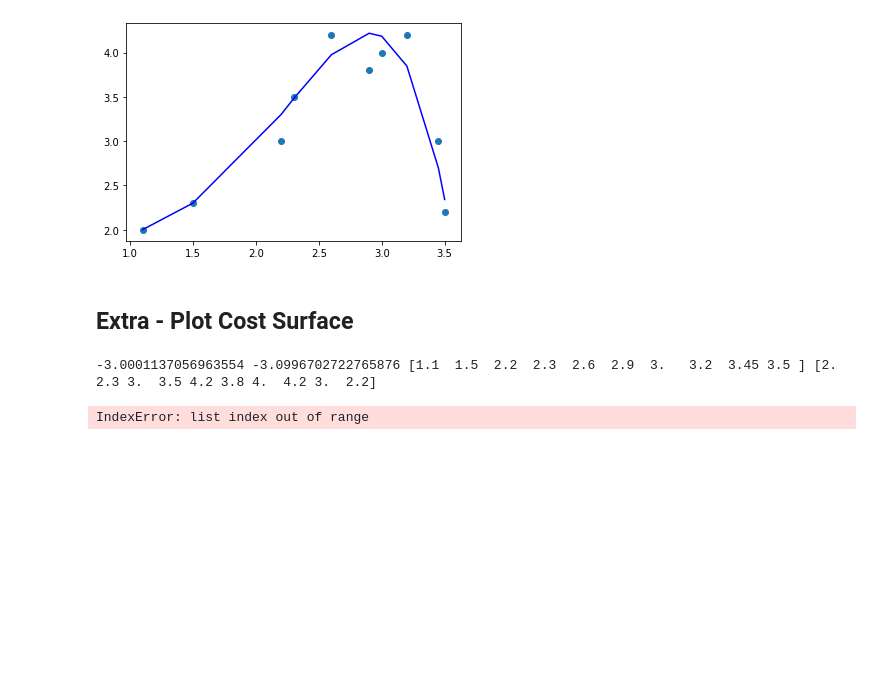
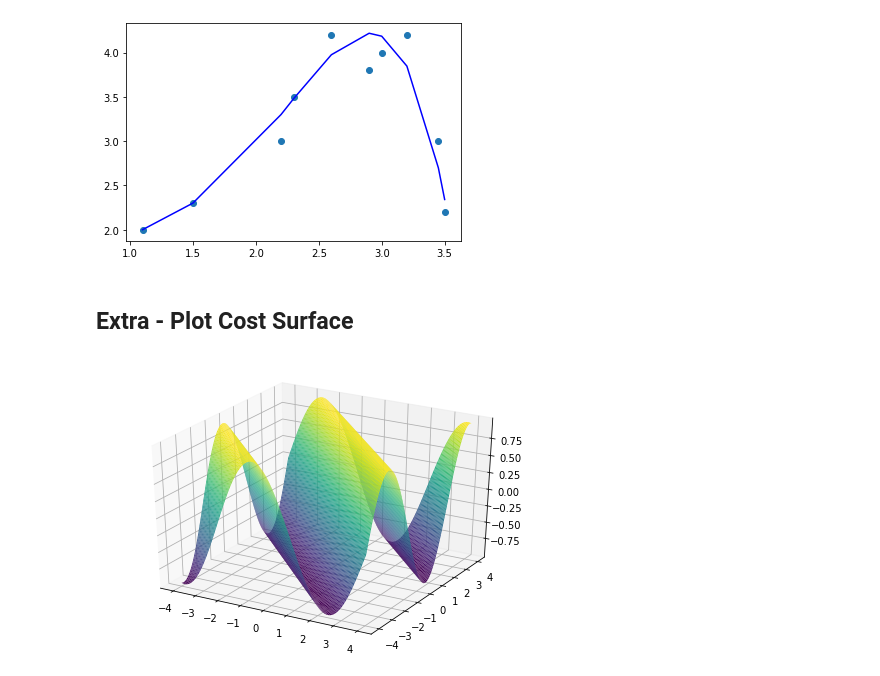
Before and after one commit to Treadder/MachineLearningHomework, a Jupyter notebook: Homework/Regression Fill In/Regression_Ex-Fill_in.ipynb, the cells around one changed output. Saved outputs shown, nothing was run; the diff lists cells and outputs as text; code cells hidden in the pictures; blank space fills up the shorter version.

```diff
--- a/Homework/Regression Fill In/Regression_Ex-Fill_in.ipynb
+++ b/Homework/Regression Fill In/Regression_Ex-Fill_in.ipynb
@@ -234,43 +234,76 @@ plt.plot(xVals, yGuess, "b")
 # %%
 # import our stuff. I know I only need one of these. It's helpful to see 'em.
 from mpl_toolkits import mplot3d
 import numpy as np
 import matplotlib.pyplot as plt
+df = pd.read_csv("fake-data.txt")
+
+def line_model(x,theta):
+    m = theta[0]
+    b = theta[1]
+    y = m*x + b
+    return y
+
+def cost_function(theta,args):
+    xs = args[0]
+    ys = args[1]
+    m2 = theta[0] # I think this wasn't scoped properly, so I declared it.
+    b = theta[1] # I think this wasn't scoped properly, so I declared it.
+    print(m2,b,xs,ys)
+    cost = 0
+    for n in range(len(xs)):
+        cost += np.abs(line_model(xs[n],theta)-ys[n])
+    return cost
 
 #DEFINE OUR "m", "b", and "C" variables for the surface plot.
 
 #Create the list of m values
 mValsStart = (theta_best[0]-4)
 mValsStop = (theta_best[0]+4)
 mValsCount = 20
 mVals = np.linspace(mValsStart, mValsStop, mValsCount)
 
 #Create the list of b values
 bValsStart = (theta_best[1]-4)
 bValsStop = (theta_best[1]+4)
 bValsCount = 20
 bVals = np.linspace(bValsStart, bValsStop, bValsCount)
 
 #Create the list of C values
 
-xs = df.values[:,0]
-xy = df.values[:,1]
-args = [xs, ys]
-costVals = []
+#xs = df.values[:,0]
+#xy = df.values[:,1]
+#args = [xs, ys]
+#costVals = []
 
-for i in range(0, len(mVals)):#calculate cost for each pair of values
+#for i in range(0, len(mVals)):#calculate cost for each pair of values
 
-    guessPair = [mVals[i], bVals[i]]# we throw this into the cost guesser
-    costVal = cost_function(guessPair, args)
-    costVals.append(costVal, args) #add the newly calculated cost to our costVals array.
+ #   guessPair = [mVals[i], bVals[i]]# we throw this into the cost guesser
+  #  costVal = cost_function(guessPair, args)
+   # costVals.append(costVal) #add the newly calculated cost to our costVals array.
 
 #Now we have to plot our data in 3d
+#figure = plt.figure()
+#ax = plt.axes(projection="3d")
 
-figure = plt.figure()
-ax = plt.axes(projection="ed")
+#ax.plot_surface(mVals, bVals, costVals)
+#plt.show()
 
-ax.plot_surface(mVals, bVals, costVals)
+
+#EXPERIMENTING
+import matplotlib.pyplot as plt
+import numpy as np
+from matplotlib import cm
+from mpl_toolkits.mplot3d import Axes3D
+
+X = list(np.linspace(-4, 4, 100))
+Y = list(np.linspace(-4, 4, 100))
+X, Y = np.meshgrid(X, Y)
+Z = np.sin(X + Y)
+# Z = (np.sin((X**2 + Y**2)/4)).tolist()
+fig = plt.figure()
+ax = Axes3D(fig)
+ax.plot_surface(X, Y, Z, rstride=1, cstride=1, cmap=cm.viridis)
 plt.show()
 # %% [output]
--3.0001137056963554 -3.0996702722765876 [1.1  1.5  2.2  2.3  2.6  2.9  3.   3.2  3.45 3.5 ] [2.  2.3 3.  3.5 4.2 3.8 4.  4.2 3.  2.2]
-IndexError: list index out of range
+[figure, added]
```
